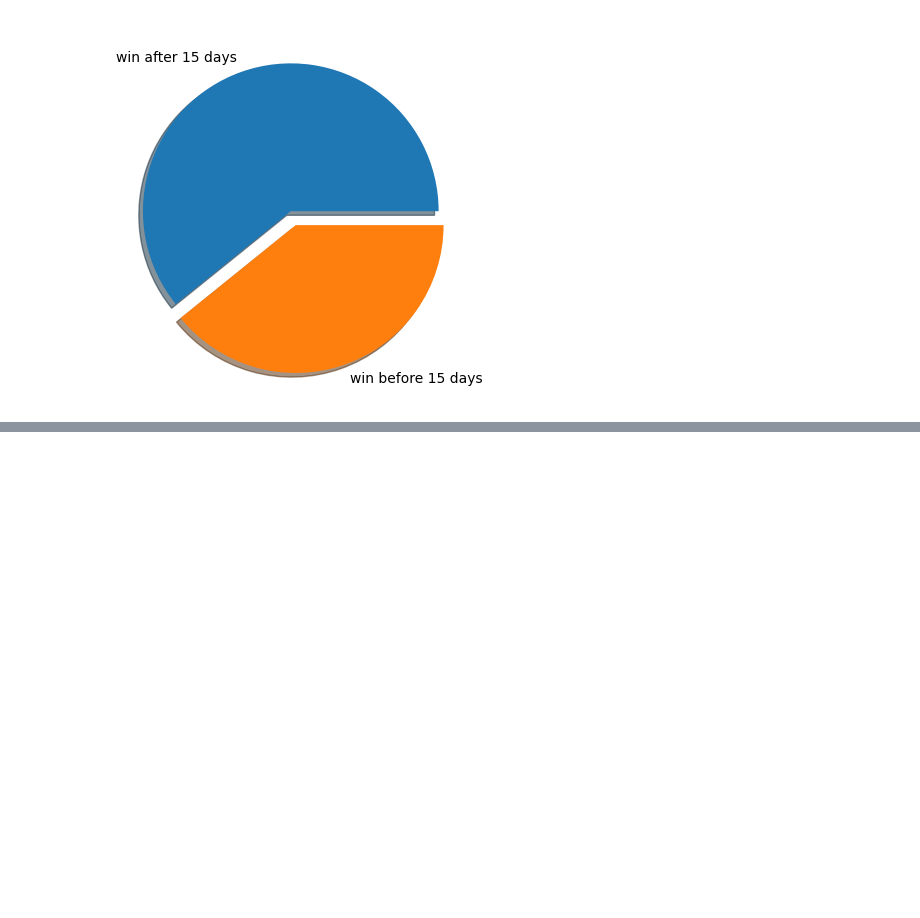
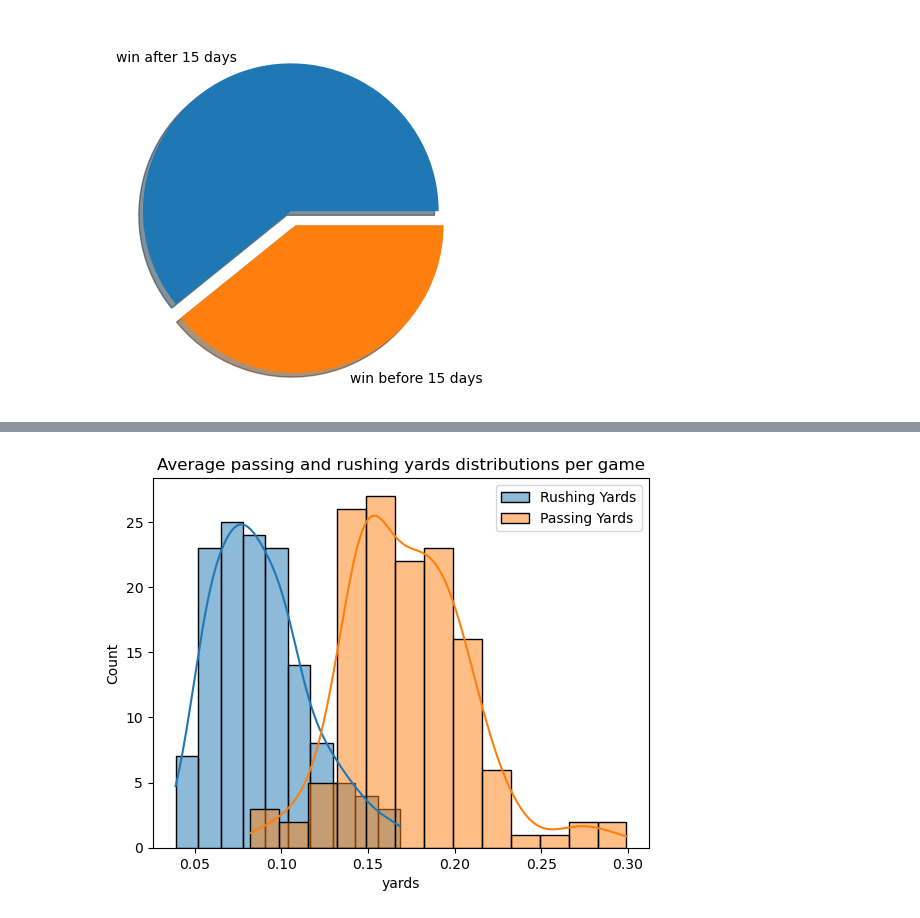
Before and after one commit to Aaryanshah428/NFL-Data-Analysis, a Jupyter notebook: analysis.ipynb, the cells around one changed output, grey strips where cells are left out. Saved outputs shown, nothing was run; the diff lists cells and outputs as text; code cells hidden in the pictures; blank space fills up the shorter version.

```diff
--- a/analysis.ipynb
+++ b/analysis.ipynb
@@ -482,0 +699,3 @@ plt.show()
+# %%
+offense_stats = player_play_df.groupby("gameId").agg(avg_rushing_yards = ("rushingYards", "mean"),
+                                     avg_passing_yards = ("passingYards", "mean") ).reset_index()
@@ -482,0 +723,10 @@ plt.show()
+# %%
+sns.histplot(offense_stats["avg_rushing_yards"], label = "Rushing Yards", kde= True)
+sns.histplot(offense_stats["avg_passing_yards"], label = "Passing Yards", kde= True)
+plt.legend()
+
+plt.title("Average passing and rushing yards distributions per game")
+plt.xlabel("yards")
+plt.show()
+# %% [output]
+[figure, added]
```
Also changed, not shown: parts of 28 cells of this notebook.
